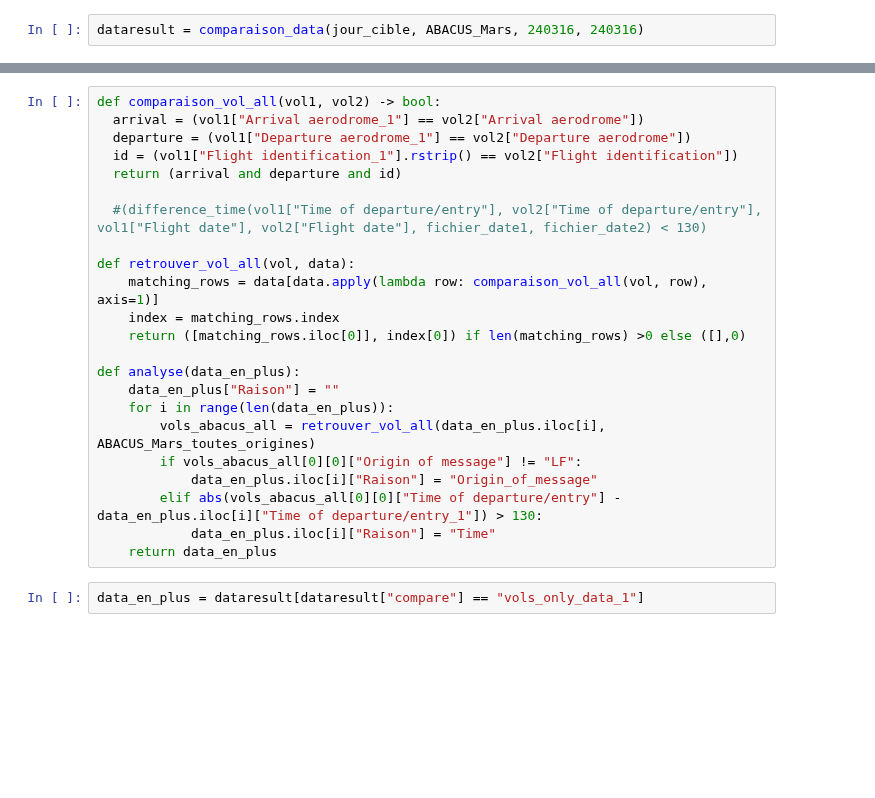
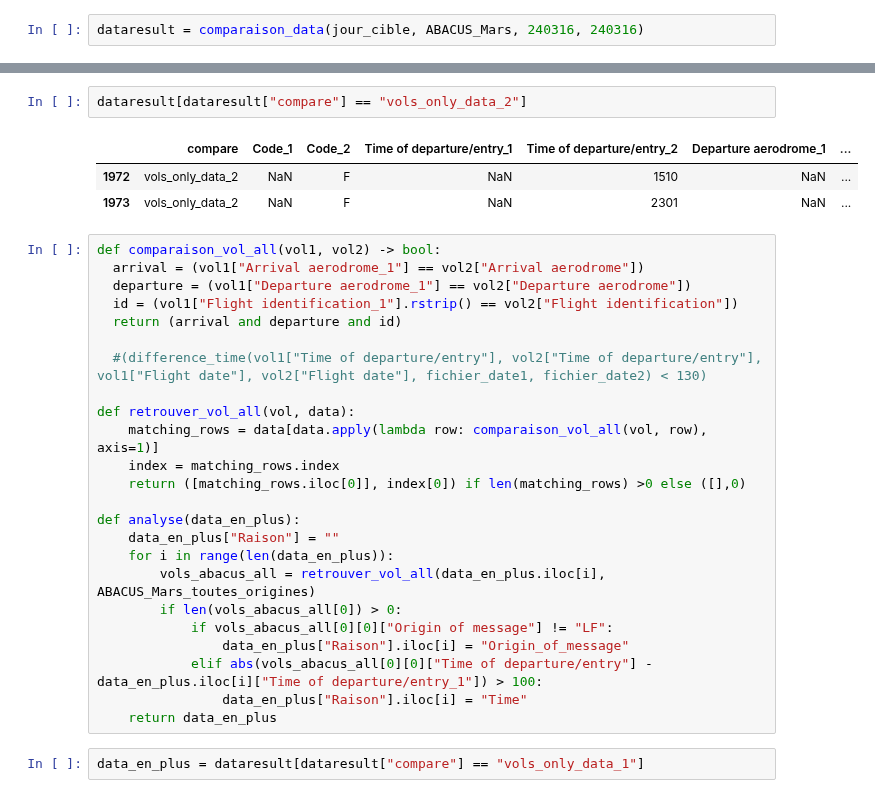
Before and after one commit to ittaldias/redevance, a Jupyter notebook: notebook/Comparaison_ABACUS_3_jours.ipynb, the cells around one changed output, grey strips where cells are left out. Cells and saved outputs as stored; diff of their text form; blank space fills up the shorter version.

```diff
--- a/notebook/Comparaison_ABACUS_3_jours.ipynb
+++ b/notebook/Comparaison_ABACUS_3_jours.ipynb
@@ -1390,4 +1391,10 @@ vols_arr_diff          3
 Name: count, dtype: int64
+# %%
+dataresult[dataresult["compare"] == "vols_only_data_2"]
+# %% [output]
+|  | compare | Code_1 | Code_2 | Time of departure/entry_1 | Time of departure/entry_2 | Departure aerodrome_1 | ... |
+| 1972 | vols_only_data_2 | NaN | F | NaN | 1510 | NaN | ... |
+| 1973 | vols_only_data_2 | NaN | F | NaN | 2301 | NaN | ... |
 # %%
 def comparaison_vol_all(vol1, vol2) -> bool:
   arrival = (vol1["Arrival aerodrome_1"] == vol2["Arrival aerodrome"])
@@ -1406,10 +1413,11 @@ def analyse(data_en_plus):
     data_en_plus["Raison"] = ""
     for i in range(len(data_en_plus)):
         vols_abacus_all = retrouver_vol_all(data_en_plus.iloc[i], ABACUS_Mars_toutes_origines)
-        if vols_abacus_all[0][0]["Origin of message"] != "LF":
-            data_en_plus.iloc[i]["Raison"] = "Origin_of_message"
-        elif abs(vols_abacus_all[0][0]["Time of departure/entry"] - data_en_plus.iloc[i]["Time of departure/entry_1"]) > 130:
-            data_en_plus.iloc[i]["Raison"] = "Time"
+        if len(vols_abacus_all[0]) > 0:
+            if vols_abacus_all[0][0]["Origin of message"] != "LF":
+                data_en_plus["Raison"].iloc[i] = "Origin_of_message"
+            elif abs(vols_abacus_all[0][0]["Time of departure/entry"] - data_en_plus.iloc[i]["Time of departure/entry_1"]) > 100:
+                data_en_plus["Raison"].iloc[i] = "Time"
     return data_en_plus
 # %%
 data_en_plus = dataresult[dataresult["compare"] == "vols_only_data_1"]
```
Also changed, not shown: parts of 5 cells of this notebook.
